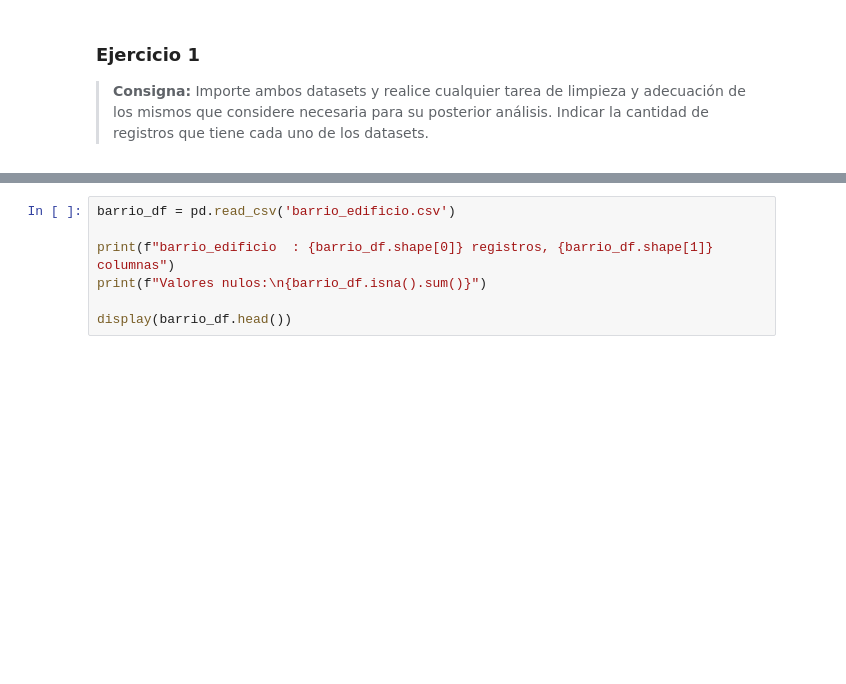
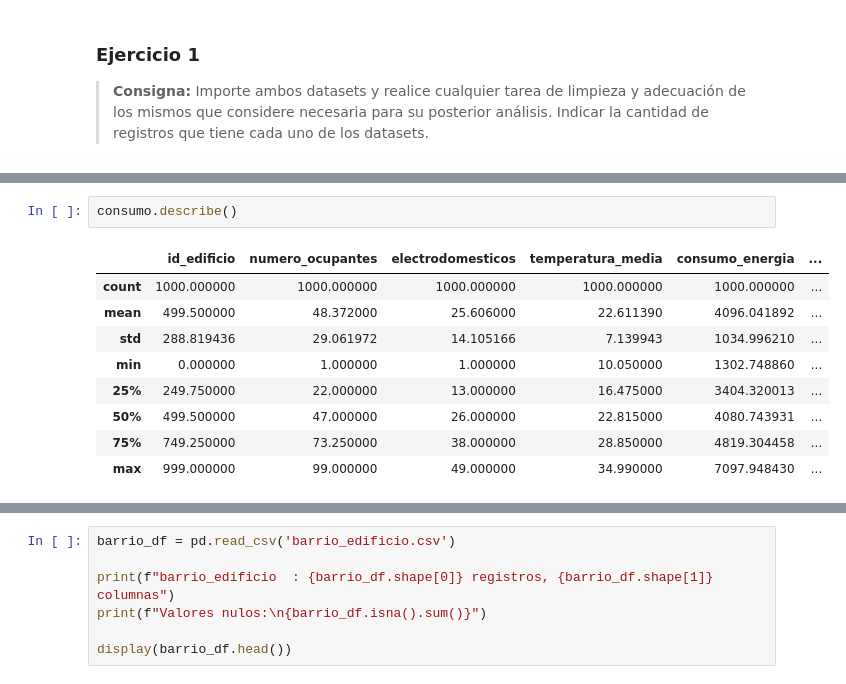
Before and after one commit to josiascs7/Fundamentos-de-Ciencia-de-Datos, a Jupyter notebook: Parciales/Modelo de Examen 1/examen_1_consumo_energetico.ipynb, the cells around one changed output, grey strips where cells are left out. Cells and saved outputs as stored; diff of their text form; blank space fills up the shorter version.

```diff
--- a/Parciales/Modelo de Examen 1/examen_1_consumo_energetico.ipynb
+++ b/Parciales/Modelo de Examen 1/examen_1_consumo_energetico.ipynb
@@ -72,3 +69,15 @@ Registros con metros_cuadrados < 0 (dato erroneo): 66
 | 2 | 2 | Industrial | 37 | 17 | 14.30 | habil | ... |
 | 3 | 3 | Residencial | 14 | 41 | 32.82 | habil | ... |
 | 4 | 4 | Comercial | 26 | 18 | 11.92 | habil | ... |
+# %%
+consumo.describe()
+# %% [output]
+|  | id_edificio | numero_ocupantes | electrodomesticos | temperatura_media | consumo_energia | ... |
+| count | 1000.000000 | 1000.000000 | 1000.000000 | 1000.000000 | 1000.000000 | ... |
+| mean | 499.500000 | 48.372000 | 25.606000 | 22.611390 | 4096.041892 | ... |
+| std | 288.819436 | 29.061972 | 14.105166 | 7.139943 | 1034.996210 | ... |
+| min | 0.000000 | 1.000000 | 1.000000 | 10.050000 | 1302.748860 | ... |
+| 25% | 249.750000 | 22.000000 | 13.000000 | 16.475000 | 3404.320013 | ... |
+| 50% | 499.500000 | 47.000000 | 26.000000 | 22.815000 | 4080.743931 | ... |
+| 75% | 749.250000 | 73.250000 | 38.000000 | 28.850000 | 4819.304458 | ... |
+| max | 999.000000 | 99.000000 | 49.000000 | 34.990000 | 7097.948430 | ... |
```
Also changed, not shown: parts of 14 cells of this notebook.
